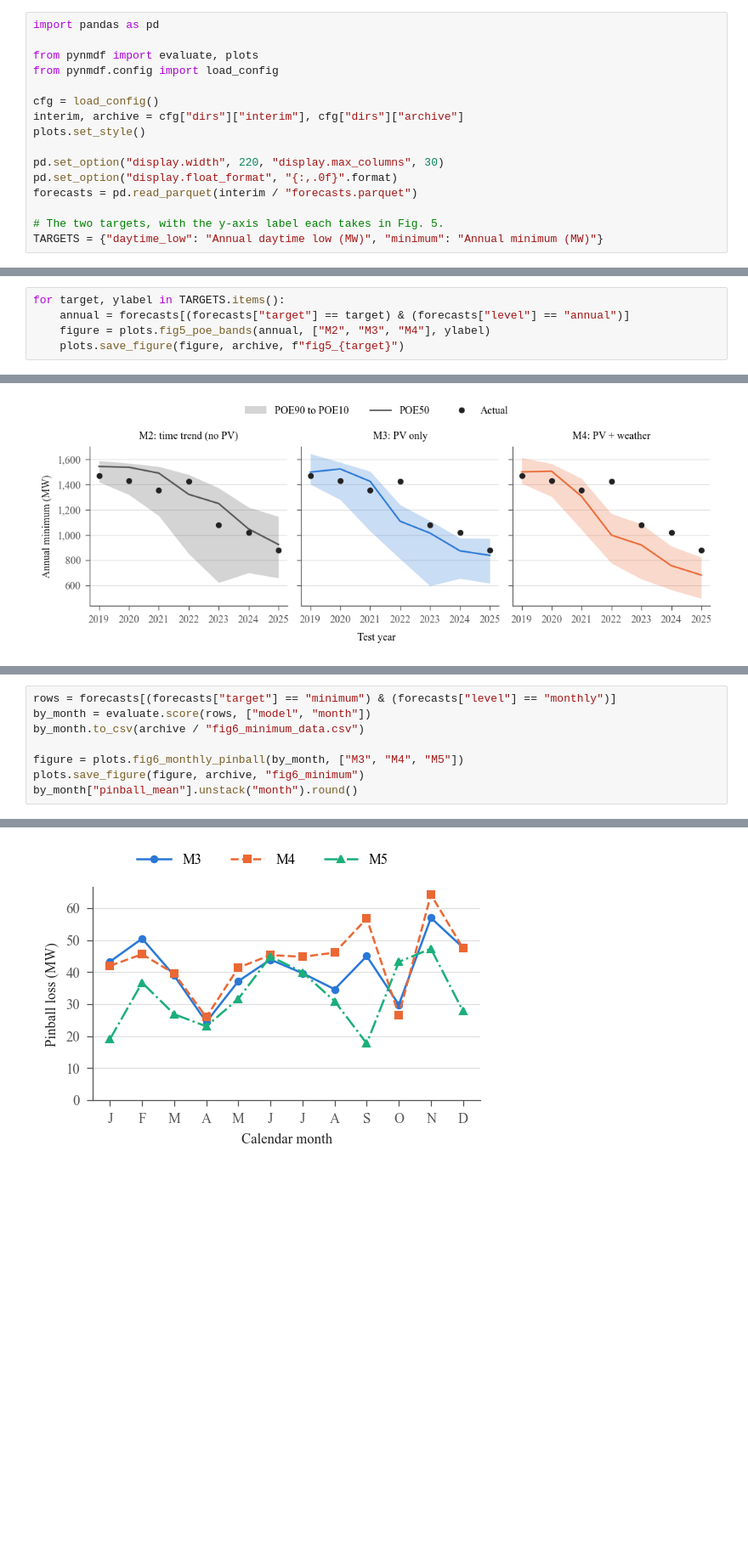
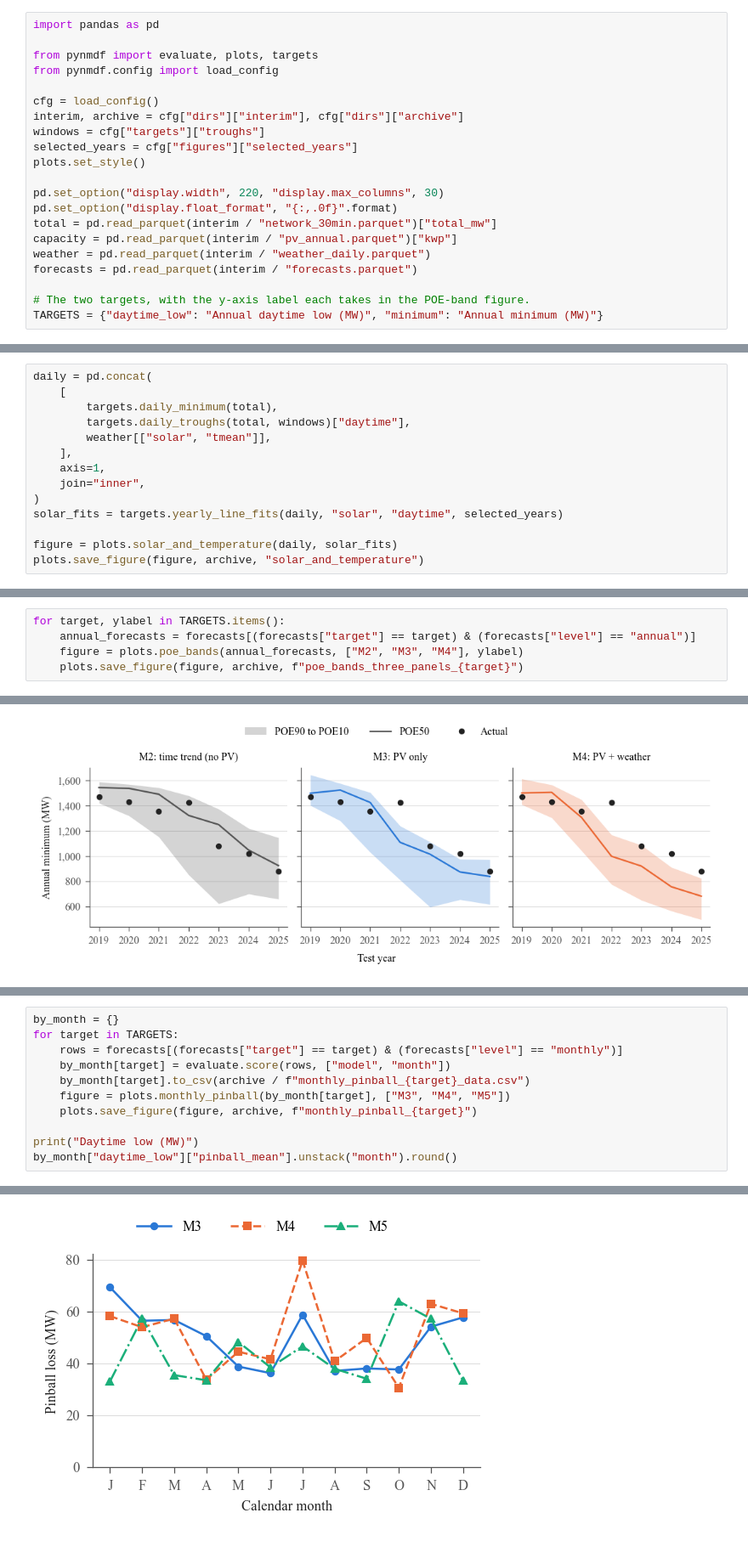
Before and after one commit to mssamhan31/PyNMDF, a Jupyter notebook: notebooks/archive/A2_superseded_figures.ipynb, the cells around one changed output, grey strips where cells are left out. Shown at 85% size. Cells and saved outputs as stored; diff of their text form; blank space fills up the shorter version.

```diff
--- a/notebooks/archive/A2_superseded_figures.ipynb
+++ b/notebooks/archive/A2_superseded_figures.ipynb
@@ -30,16 +44,21 @@ Run notebook 05 first.
 # %%
 import pandas as pd
 
-from pynmdf import evaluate, plots
+from pynmdf import evaluate, plots, targets
 from pynmdf.config import load_config
 
 cfg = load_config()
 interim, archive = cfg["dirs"]["interim"], cfg["dirs"]["archive"]
+windows = cfg["targets"]["troughs"]
+selected_years = cfg["figures"]["selected_years"]
 plots.set_style()
 
 pd.set_option("display.width", 220, "display.max_columns", 30)
 pd.set_option("display.float_format", "{:,.0f}".format)
+total = pd.read_parquet(interim / "network_30min.parquet")["total_mw"]
+capacity = pd.read_parquet(interim / "pv_annual.parquet")["kwp"]
+weather = pd.read_parquet(interim / "weather_daily.parquet")
 forecasts = pd.read_parquet(interim / "forecasts.parquet")
 
-# The two targets, with the y-axis label each takes in Fig. 5.
+# The two targets, with the y-axis label each takes in the POE-band figure.
 TARGETS = {"daytime_low": "Annual daytime low (MW)", "minimum": "Annual minimum (MW)"}
@@ -45,0 +136,14 @@ TARGETS = {"daytime_low": "Annual daytime low (MW)", "minimum": "Annual minimum
+# %%
+daily = pd.concat(
+    [
+        targets.daily_minimum(total),
+        targets.daily_troughs(total, windows)["daytime"],
+        weather[["solar", "tmean"]],
+    ],
+    axis=1,
+    join="inner",
+)
+solar_fits = targets.yearly_line_fits(daily, "solar", "daytime", selected_years)
+
+figure = plots.solar_and_temperature(daily, solar_fits)
+plots.save_figure(figure, archive, "solar_and_temperature")
@@ -49,9 +155,9 @@ TARGETS = {"daytime_low": "Annual daytime low (MW)", "minimum": "Annual minimum
 Three panels on one y-axis: M2 (time trend, no PV), M3 (PV only) and M4 (PV plus weather). The shaded band runs from POE90 to POE10, the line is POE50 and the dots are the actual values. One figure per target.
 # %%
 for target, ylabel in TARGETS.items():
-    annual = forecasts[(forecasts["target"] == target) & (forecasts["level"] == "annual")]
-    figure = plots.fig5_poe_bands(annual, ["M2", "M3", "M4"], ylabel)
-    plots.save_figure(figure, archive, f"fig5_{target}")
+    annual_forecasts = forecasts[(forecasts["target"] == target) & (forecasts["level"] == "annual")]
+    figure = plots.poe_bands(annual_forecasts, ["M2", "M3", "M4"], ylabel)
+    plots.save_figure(figure, archive, f"poe_bands_three_panels_{target}")
 # %% [output]
 [figure]
 [figure]
@@ -64,9 +170,12 @@ The table is the figure's data; the saved CSV holds all six models.
 # %%
-rows = forecasts[(forecasts["target"] == "minimum") & (forecasts["level"] == "monthly")]
-by_month = evaluate.score(rows, ["model", "month"])
-by_month.to_csv(archive / "fig6_minimum_data.csv")
+by_month = {}
+for target in TARGETS:
+    rows = forecasts[(forecasts["target"] == target) & (forecasts["level"] == "monthly")]
+    by_month[target] = evaluate.score(rows, ["model", "month"])
+    by_month[target].to_csv(archive / f"monthly_pinball_{target}_data.csv")
+    figure = plots.monthly_pinball(by_month[target], ["M3", "M4", "M5"])
+    plots.save_figure(figure, archive, f"monthly_pinball_{target}")
 
-figure = plots.fig6_monthly_pinball(by_month, ["M3", "M4", "M5"])
-plots.save_figure(figure, archive, "fig6_minimum")
-by_month["pinball_mean"].unstack("month").round()
+print("Daytime low (MW)")
+by_month["daytime_low"]["pinball_mean"].unstack("month").round()
 # %% [output]
@@ -81 +191 @@ by_month["pinball_mean"].unstack("month").round()
-[figure, old version]
+[figure, new version]
```
Also changed, not shown: parts of 15 cells of this notebook, 20 other files.
